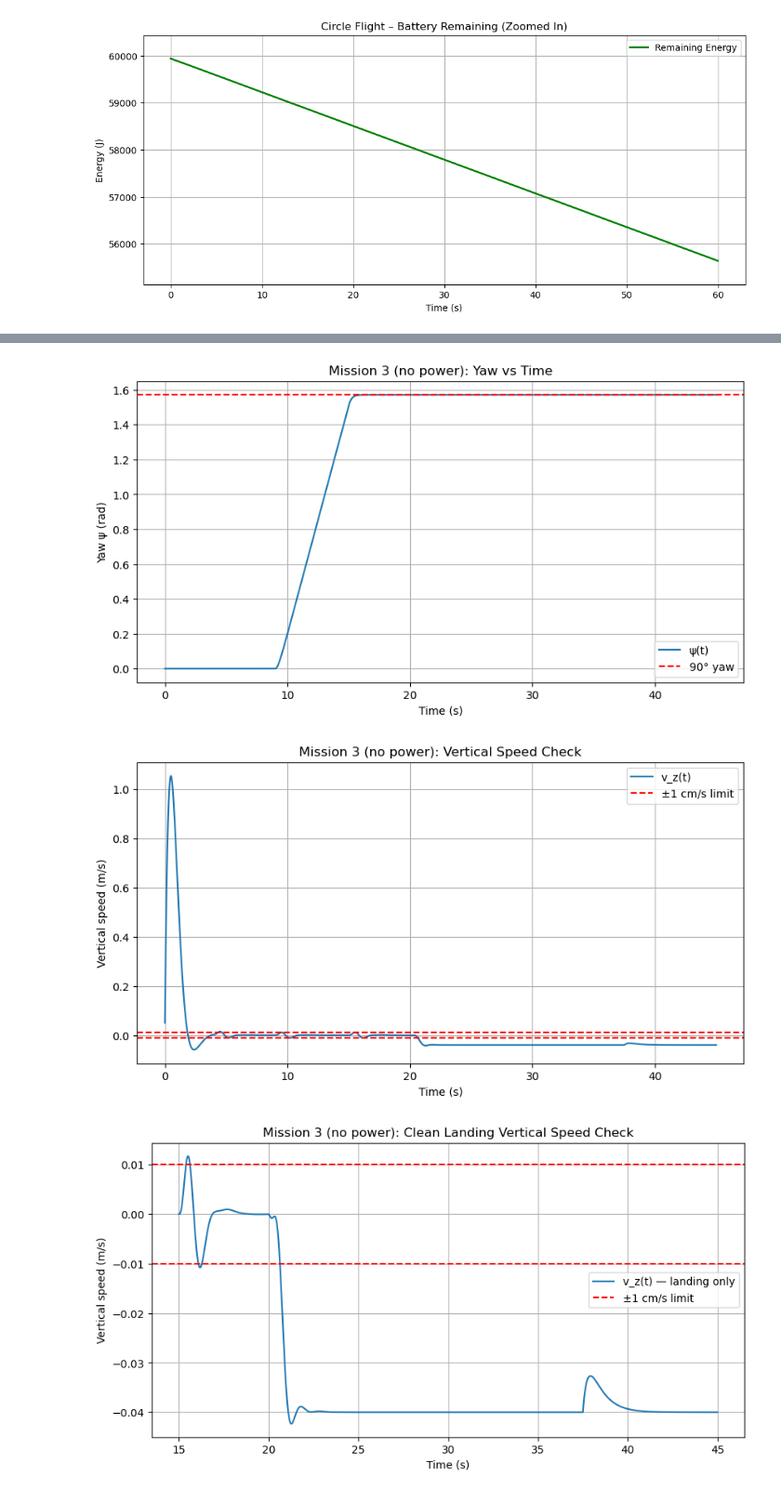
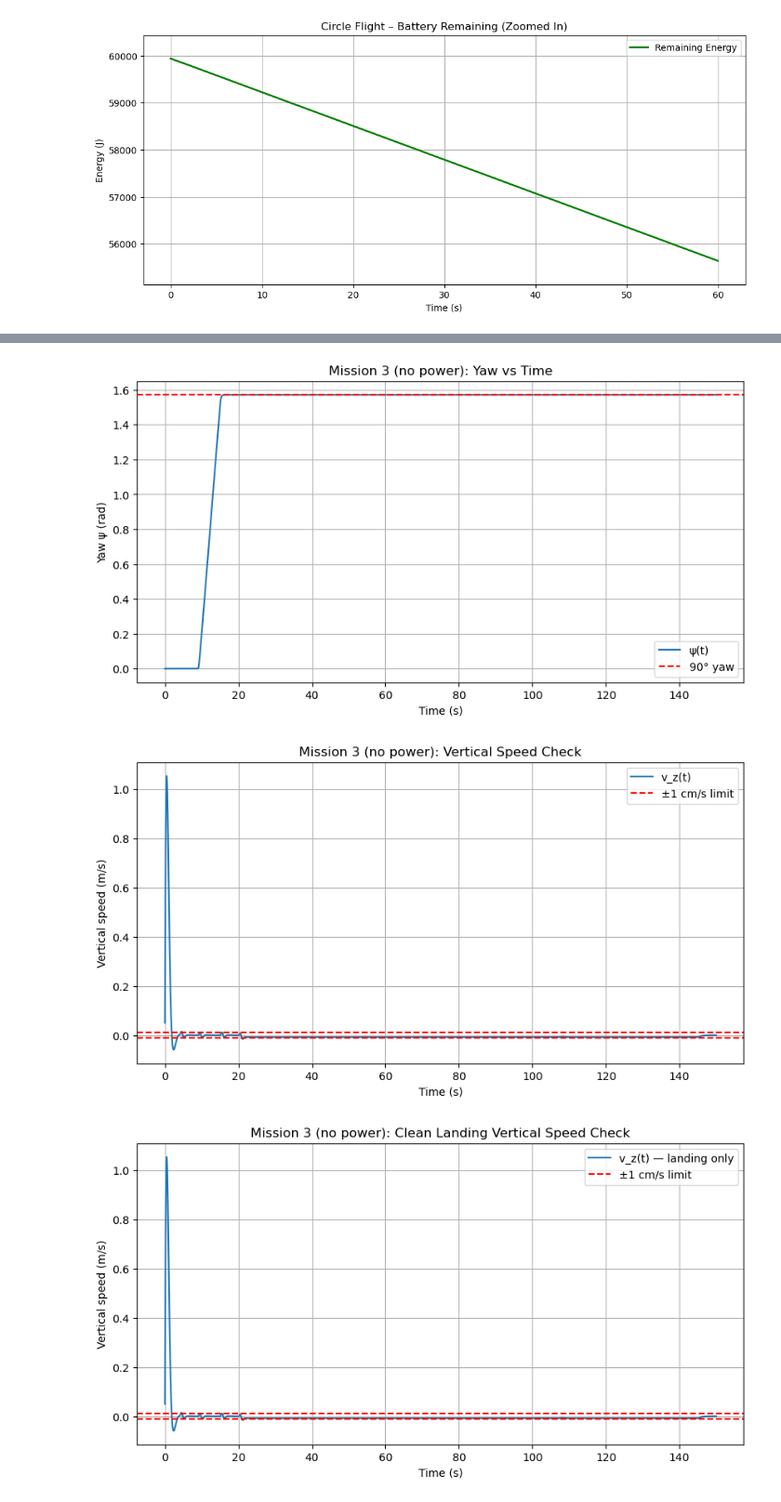
Before and after one commit to mugreenstein/AE-352-Final-Project, a Jupyter notebook: final.ipynb, the cells around one changed output, grey strips where cells are left out. Shown at 93% size. Drawn from its saved outputs; the diff is of its cells as text; code cells hidden in the pictures.

```diff
--- a/final.ipynb
+++ b/final.ipynb
@@ -884,12 +884,14 @@ def mission3_segmented(dt=0.01, T_total=45.0):
             psi_des = np.pi/2
 
         else:
-            # E — landing at (5,5,z), z: 1 -> 0
-            frac = (t - t_land_start) / max(1e-6, (T_total - t_land_start))
-            frac = np.clip(frac, 0.0, 1.0)
-            z_des = 1.0 * (1.0 - frac)
-            pos_des = np.array([5, 5, z_des])
+            # E — landing at (5,5,z) with capped descent rate |vz| <= 1 cm/s
+            v_land = 0.008  # m/s  (0.8 cm/s, safely inside 1 cm/s limit)
+            t_since_land = max(0.0, t - t_land_start)
+            z_des = max(1.0 - v_land * t_since_land, 0.0)
+            pos_des = np.array([5.0, 5.0, z_des])
             psi_des = np.pi/2
+
+
 
         # -------------------------------------------
         # POSITION PD CONTROLLER
@@ -961,7 +963,7 @@ def mission3_segmented(dt=0.01, T_total=45.0):
 
 
 # run no-power mission 3
-times_m3, Xs_m3, Vels_m3, Angles_m3 = mission3_segmented(dt=0.01, T_total=45.0)
+times_m3, Xs_m3, Vels_m3, Angles_m3 = mission3_segmented(dt=0.01, T_total=150.0)
 # %%
 # %% [markdown]
 # ===============================
@@ -987,7 +989,7 @@ plt.scatter(wp_x, wp_y, color='orange', s=120, label="Waypoints")
 
 plt.xlabel("x (m)")
 plt.ylabel("y (m)")
-plt.title("Mission 3 — XY Trajectory (L-shaped path, no power)")
+plt.title("Mission 3 — XY Trajectory (L-shaped path)")
 plt.grid(True)
 plt.axis('equal')
 plt.legend()
@@ -999,7 +1001,7 @@ plt.plot(times_m3, Xs_m3[:,2], label="z(t)")
 plt.axhline(1.0, color='r', linestyle='--', label="Target cruise altitude = 1 m")
 plt.xlabel("Time (s)")
 plt.ylabel("Altitude z (m)")
-plt.title("Mission 3 (no power): Altitude vs Time")
+plt.title("Mission 3: Altitude vs Time")
 plt.grid(True)
 plt.legend()
 plt.show()
@@ -1028,11 +1030,12 @@ plt.legend()
 plt.show()
 
 # -------- CLEAN LANDING PHASE ONLY --------
-t_land_check = 15.0  # same cut as your old notebook
-idx_land = np.where(times_m3 >= t_land_check)[0]
+# Find start of descent automatically (first time z < 0.99 m)
+descent_start_idx = np.where(Xs_m3[:,2] < 0.99)[0][0]
 
-landing_times = times_m3[idx_land]
-landing_vz    = Vels_m3[idx_land, 2]
+landing_times = times_m3[descent_start_idx:]
+landing_vz    = Vels_m3[descent_start_idx:, 2]
+
 
 plt.figure(figsize=(10,5))
 plt.plot(landing_times, landing_vz, label="v_z(t) — landing only")
@@ -1066,3 +1069,3 @@ plt.show()
-[figure, old version]
+[figure, new version]
-[figure, old version]
+[figure, new version]
-[figure, old version]
+[figure, new version]
```
Also changed, not shown: parts of 4 cells of this notebook.
